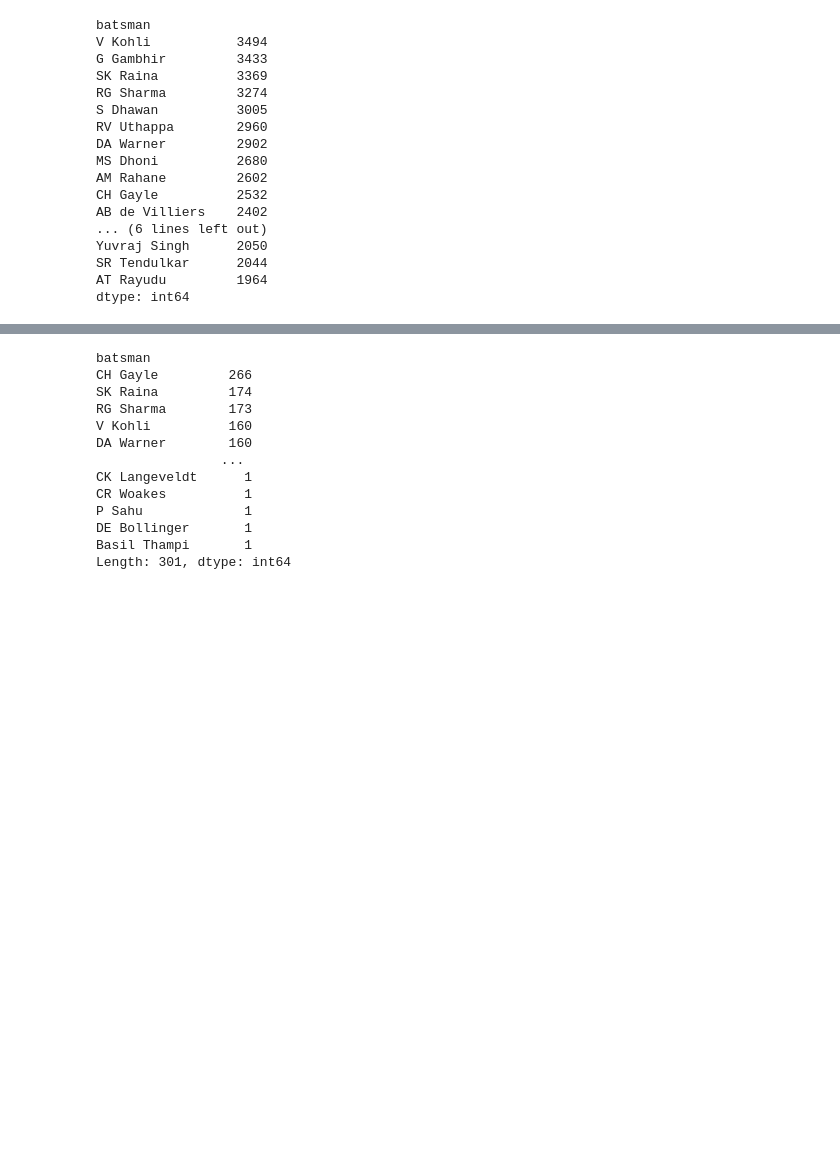
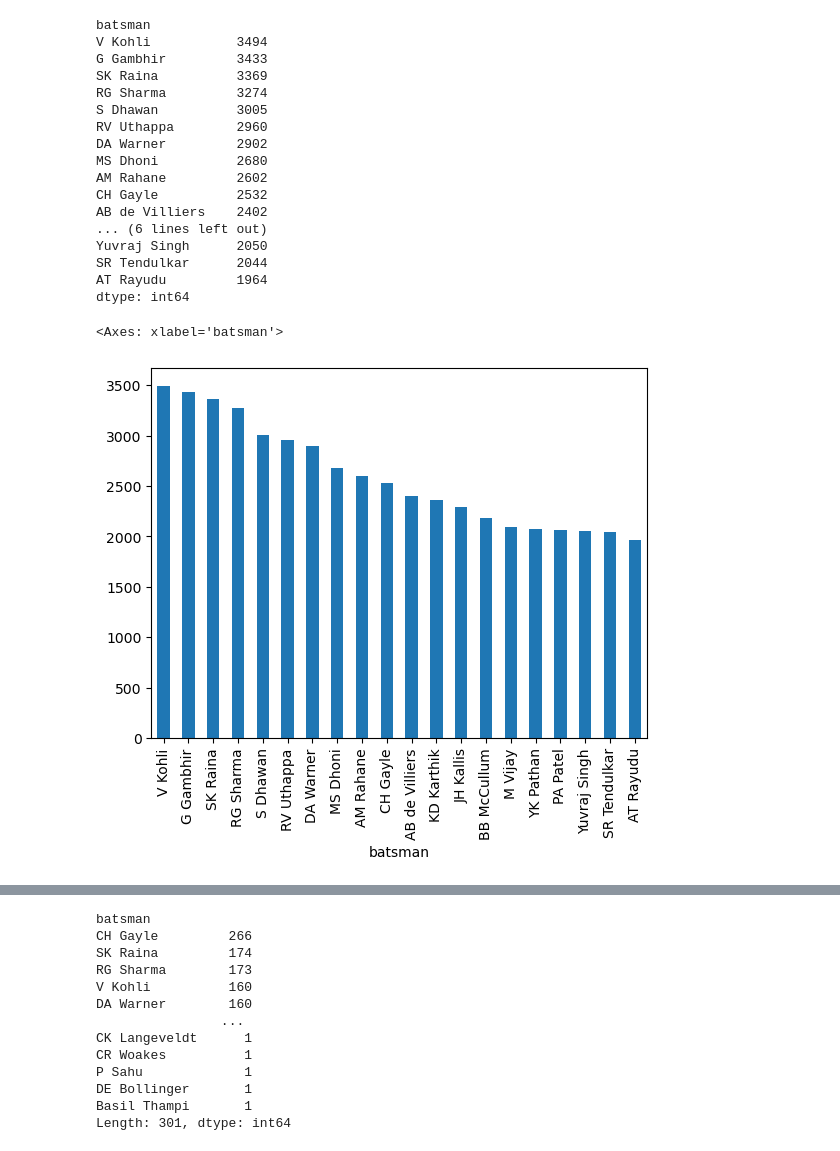
Before and after one commit to sneha280904/IPL-Trends-and-Patterns, a Jupyter notebook: IPL-analysis.ipynb, the cells around one changed output, grey strips where cells are left out. Drawn from its saved outputs; the diff is of its cells as text; code cells hidden in the pictures; blank space fills up the shorter version.

```diff
--- a/IPL-analysis.ipynb
+++ b/IPL-analysis.ipynb
@@ -322,7 +322,8 @@ sec1 = data2.groupby('batsman')
 sec2 = data2.groupby('bowler')
 # %%
 # size() - function returns the count no of each group
-sec1.size().sort_values(ascending=False).head(20)
+max_balls = sec1.size().sort_values(ascending=False).head(20)
+max_balls
 # %% [output]
 batsman
 V Kohli           3494
@@ -341,6 +342,11 @@ Yuvraj Singh      2050
 SR Tendulkar      2044
 AT Rayudu         1964
 dtype: int64
+# %%
+max_balls.plot(kind = 'bar')
+# %% [output]
+<Axes: xlabel='batsman'>
+[figure, added]
 # %%
 # get_group('col') - function displays all the rows of specific group
 sec1.get_group('V Kohli')
```
Also changed, not shown: parts of 4 cells of this notebook.
